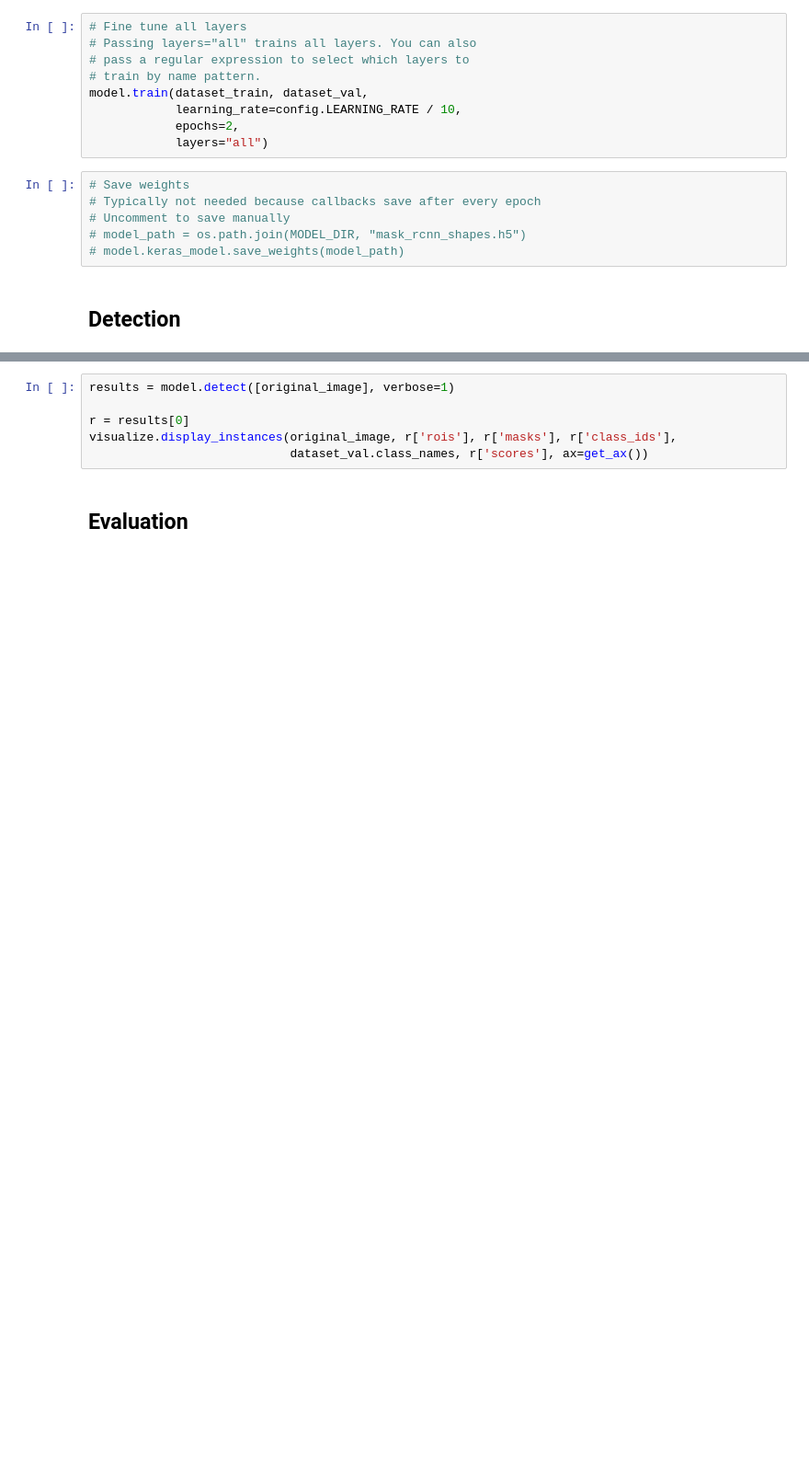
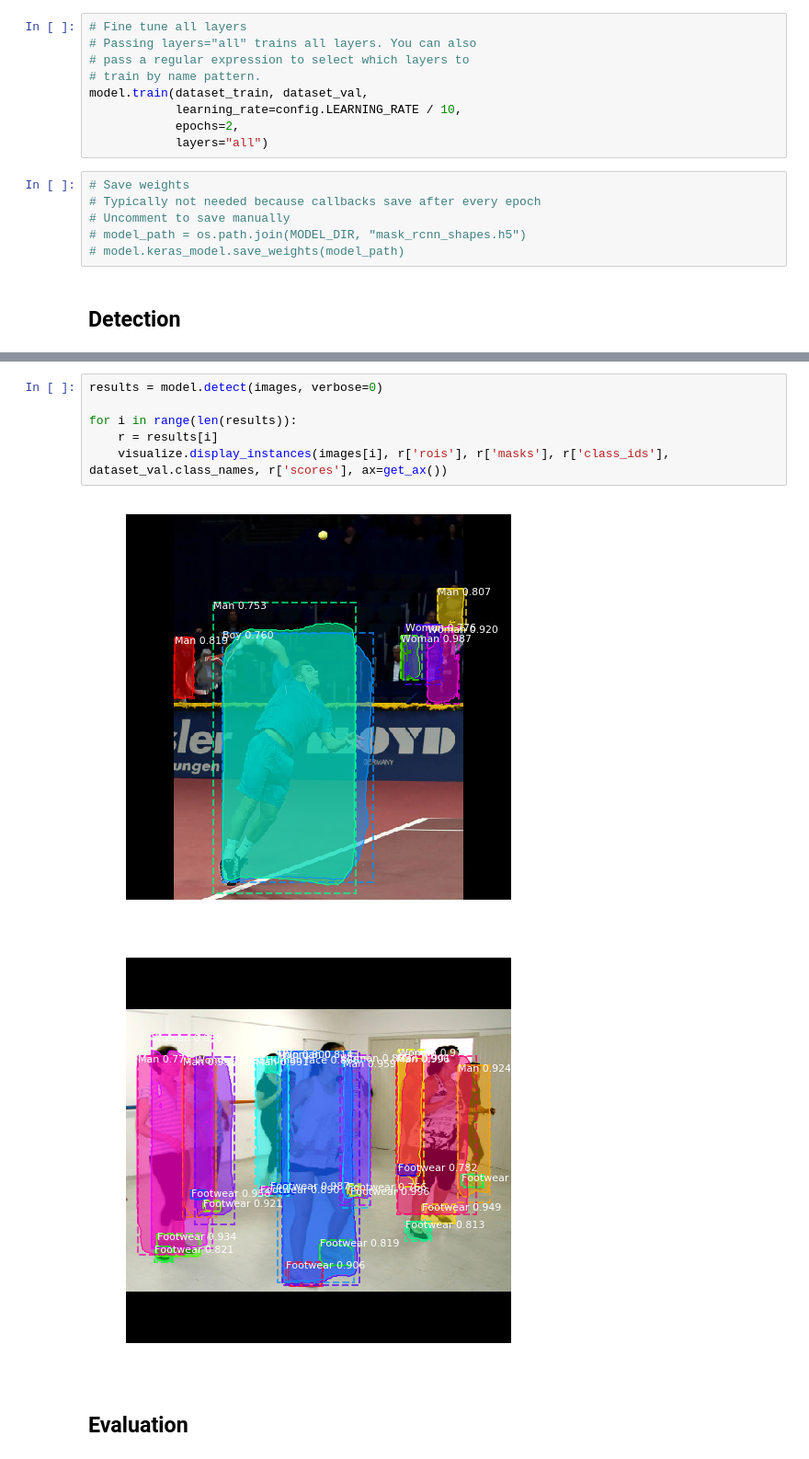
Before and after one commit to Tshort76/Mask_RCNN, a Jupyter notebook: samples/openimages2019/train_obj_det_gpu.ipynb, the cells around one changed output, grey strips where cells are left out. Shown at 92% size. Cells and saved outputs as stored; diff of their text form; blank space fills up the shorter version.

```diff
--- a/samples/openimages2019/train_obj_det_gpu.ipynb
+++ b/samples/openimages2019/train_obj_det_gpu.ipynb
@@ -448,9 +387,12 @@ visualize.display_instances(original_image, gt_bbox, gt_mask, gt_class_id,
 # %%
-results = model.detect([original_image], verbose=1)
+results = model.detect(images, verbose=0)
 
-r = results[0]
-visualize.display_instances(original_image, r['rois'], r['masks'], r['class_ids'],
-                            dataset_val.class_names, r['scores'], ax=get_ax())
+for i in range(len(results)):
+    r = results[i]
+    visualize.display_instances(images[i], r['rois'], r['masks'], r['class_ids'], dataset_val.class_names, r['scores'], ax=get_ax())
+# %% [output]
+[figure, added]
+[figure, added]
 # %% [markdown]
 ## Evaluation
 # %%
```
Also changed, not shown: parts of 19 cells of this notebook.
